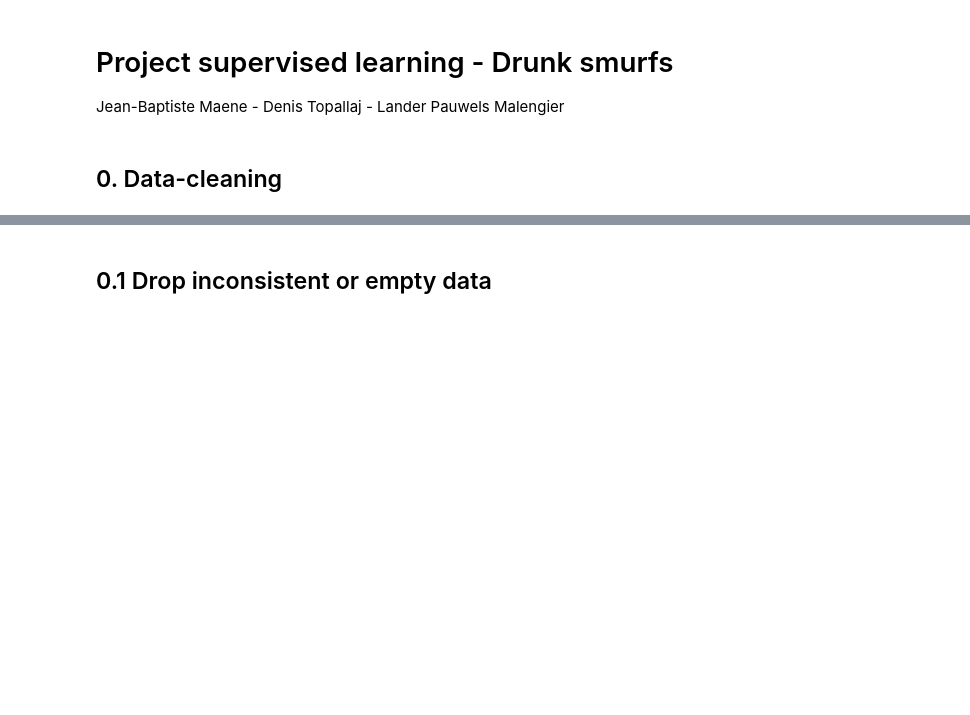
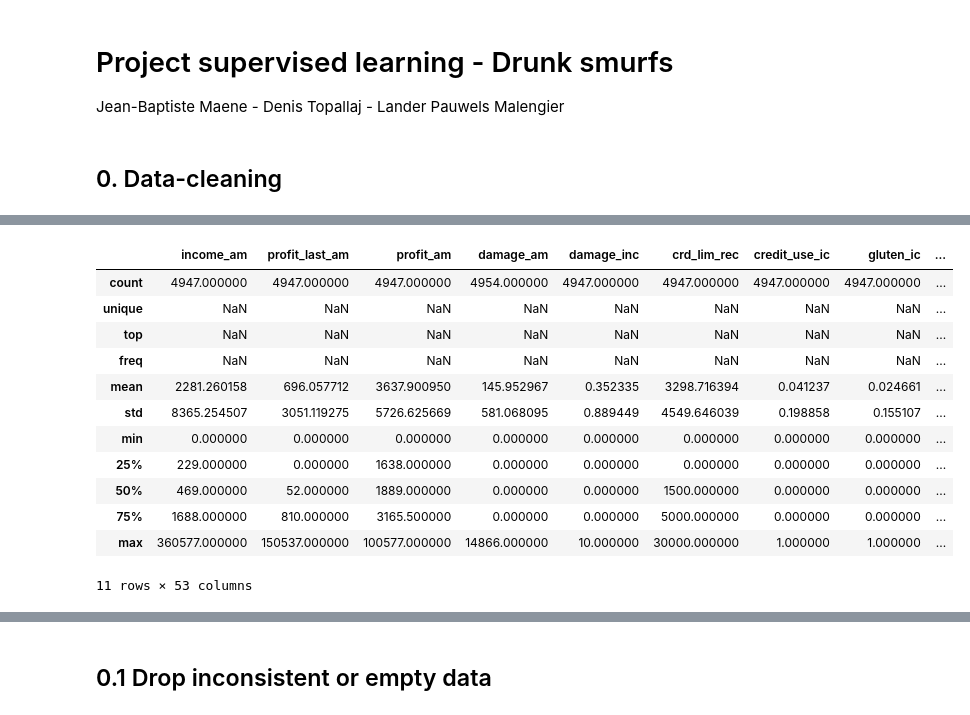
Before and after one commit to Detopall/machine-learning-project, a Jupyter notebook: data_cleaning.ipynb, the cells around one changed output, grey strips where cells are left out. Drawn from its saved outputs; the diff is of its cells as text; code cells hidden in the pictures; blank space fills up the shorter version.

```diff
--- a/data_cleaning.ipynb
+++ b/data_cleaning.ipynb
@@ -21,0 +49,17 @@ df_test = pd.read_csv('score.csv')
+# %%
+# get some more detailed info about the features
+df.describe(include='all')
+# %% [output]
+|  | income_am | profit_last_am | profit_am | damage_am | damage_inc | crd_lim_rec | credit_use_ic | gluten_ic | ... |
+| count | 4947.000000 | 4947.000000 | 4947.000000 | 4954.000000 | 4947.000000 | 4947.000000 | 4947.000000 | 4947.000000 | ... |
+| unique | NaN | NaN | NaN | NaN | NaN | NaN | NaN | NaN | ... |
+| top | NaN | NaN | NaN | NaN | NaN | NaN | NaN | NaN | ... |
+| freq | NaN | NaN | NaN | NaN | NaN | NaN | NaN | NaN | ... |
+| mean | 2281.260158 | 696.057712 | 3637.900950 | 145.952967 | 0.352335 | 3298.716394 | 0.041237 | 0.024661 | ... |
+| std | 8365.254507 | 3051.119275 | 5726.625669 | 581.068095 | 0.889449 | 4549.646039 | 0.198858 | 0.155107 | ... |
+| min | 0.000000 | 0.000000 | 0.000000 | 0.000000 | 0.000000 | 0.000000 | 0.000000 | 0.000000 | ... |
+| 25% | 229.000000 | 0.000000 | 1638.000000 | 0.000000 | 0.000000 | 0.000000 | 0.000000 | 0.000000 | ... |
+| 50% | 469.000000 | 52.000000 | 1889.000000 | 0.000000 | 0.000000 | 1500.000000 | 0.000000 | 0.000000 | ... |
+| 75% | 1688.000000 | 810.000000 | 3165.500000 | 0.000000 | 0.000000 | 5000.000000 | 0.000000 | 0.000000 | ... |
+| max | 360577.000000 | 150537.000000 | 100577.000000 | 14866.000000 | 10.000000 | 30000.000000 | 1.000000 | 1.000000 | ... |
+11 rows × 53 columns
```
Also changed, not shown: parts of 30 cells of this notebook.
